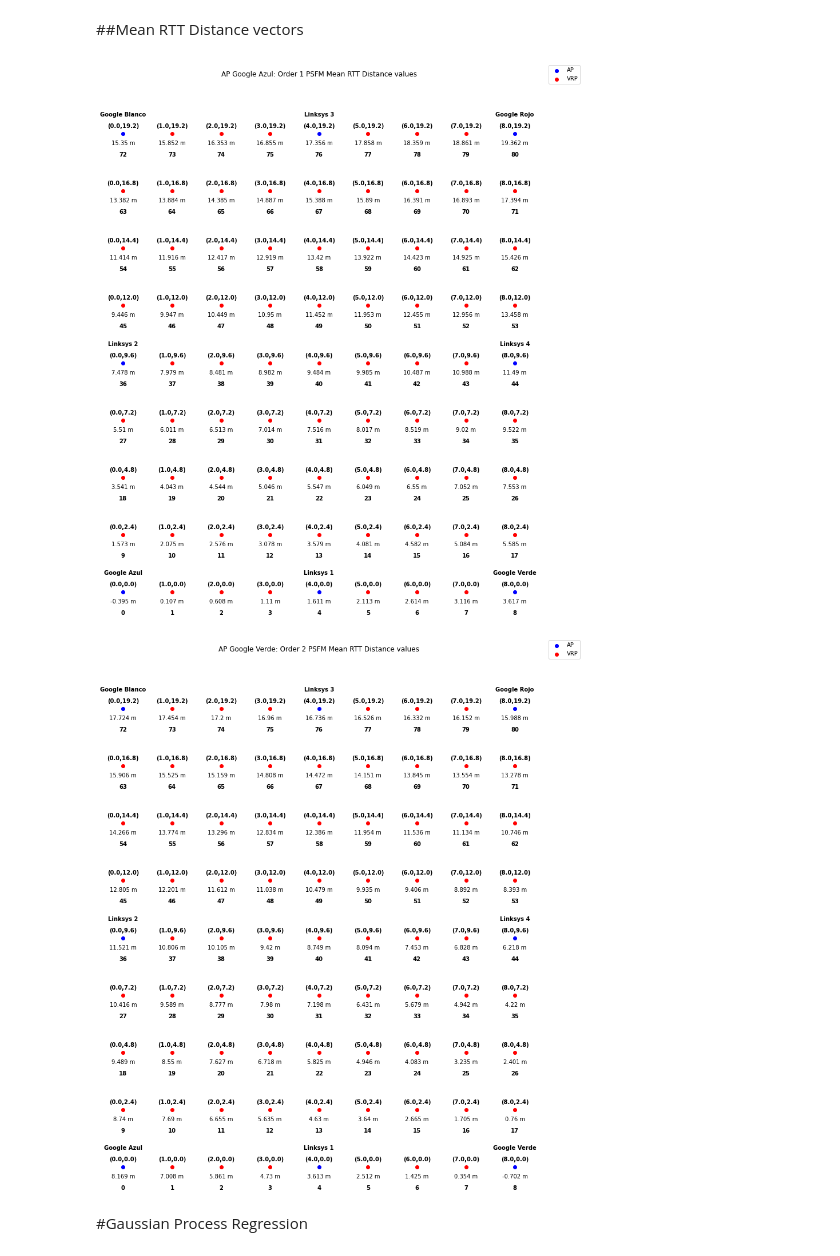
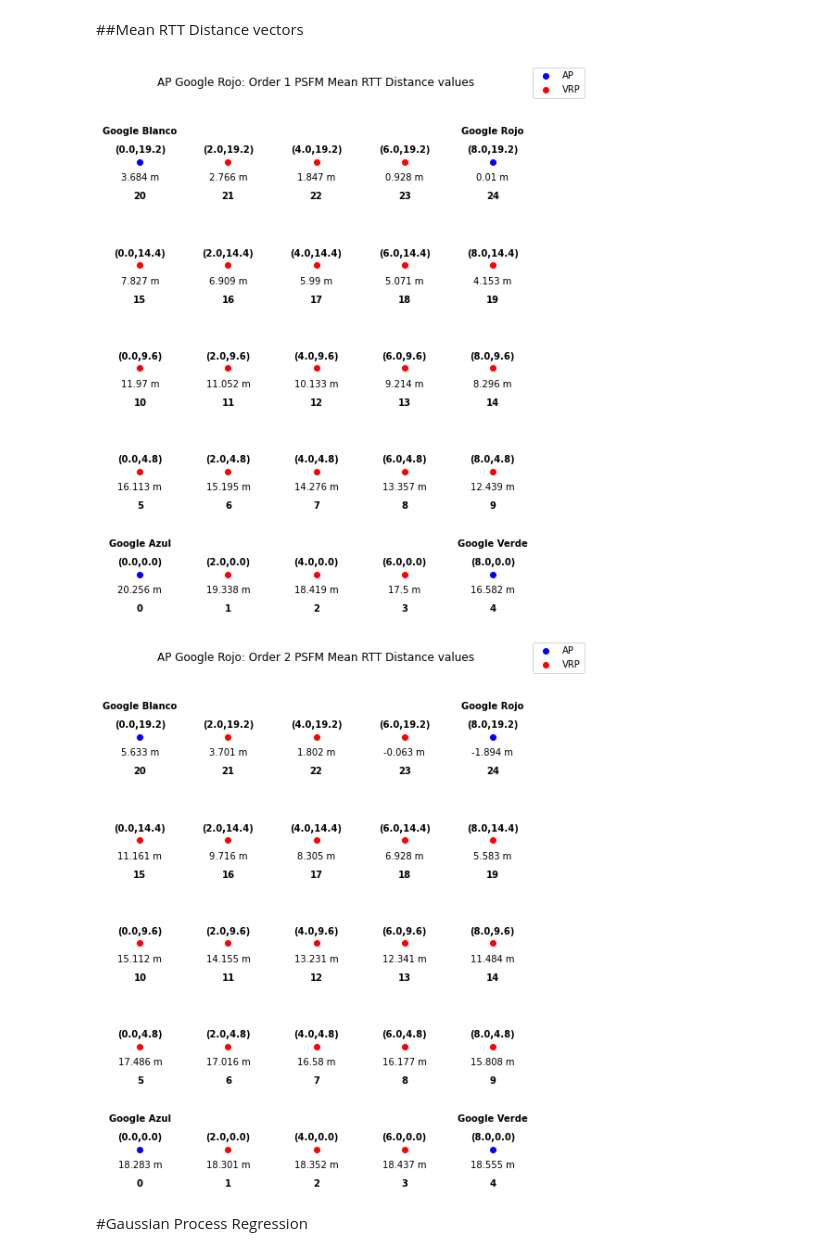
Before and after one commit to carlogattuso/Indoor_Positioning_RTT_GPR, a Jupyter notebook: ap_obs.ipynb, the cells around one changed output. Saved outputs shown, nothing was run; the diff lists cells and outputs as text; code cells hidden in the pictures.

```diff
--- a/ap_obs.ipynb
+++ b/ap_obs.ipynb
@@ -139,17 +177,17 @@ ap_list.append(AP('Google Blanco', 0, 19.2, '58:cb:52:d7:b4:d9#1'))
 
 ap_list.append(AP('Google Azul', 0, 0, '58:cb:52:d7:b5:31#1'))
 
-ap_list.append(AP('Linksys 1', 4, 0, '30:23:03:87:17:80#1'))
+#ap_list.append(AP('Linksys 1', 4, 0, '30:23:03:87:17:80#1'))
 
 ap_list.append(AP('Google Verde', 8, 0, '58:cb:52:d7:b5:5d#1'))
 
-ap_list.append(AP('Linksys 2', 0, 9.6, '30:23:03:87:17:98#1'))
+#ap_list.append(AP('Linksys 2', 0, 9.6, '30:23:03:87:17:98#1'))
 
 ap_list.append(AP('Google Rojo', 8.0, 19.2, '58:cb:52:d7:bb:61#1'))
 
-ap_list.append(AP('Linksys 3', 4, 19.2, '30:23:03:87:19:6c#1'))
+#ap_list.append(AP('Linksys 3', 4, 19.2, '30:23:03:87:19:6c#1'))
 
-ap_list.append(AP('Linksys 4', 8, 9.6, 'c4:41:1e:fa:08:88#1'))
+#ap_list.append(AP('Linksys 4', 8, 9.6, 'c4:41:1e:fa:08:88#1'))
 # %% [markdown]
 ##Sort APs by location
 # %%
@@ -257,30 +297,23 @@ for x,y,z in zip(coordinates_ap[:,0],coordinates_ap[:,1], np.linspace(0, n_ap -
 # %% [markdown]
 #RTT Observations among APs
-# %%
-def split_df(row, index):
-  '''
-  Special distances correction
-  '''
-  if row[0] == 8.0 and row[1] == 19.2:
-    row[0] = 8.1
-
-  aux = df.loc[(df['y'] == row[0]) & (df['x'] == row[1])]
-  aux = aux[ap_mac].values
-  aux = aux.T
-
-  return aux
 # %%
 """
 Dataset split
+
     - ap_obs --> RTT observations between APs
+    - vrp_test --> VRP distance measurements
 
-We are getting RTT observations from dataset, splitting AP and VRP samples
+We are getting data from dataset, splitting AP and VRP samples
 
 ap_obs(target AP, reference AP, sample)
+vrp_test(target VRP, reference AP, sample)
 """
 
-ap_obs = np.array([split_df(L_ap[i], i) for (i) in np.linspace(0, n_ap - 1, n_ap).astype(int)]).round(3)
+ap_obs = np.array([split_df(L_ap[i]) for (i) in np.linspace(0, n_ap - 1, n_ap).astype(int)]).round(3)
+vrp_test = np.array([split_df(L_vrp[i]) for (i) in np.linspace(0, n_vrp - 1, n_vrp).astype(int)]).round(3)
+
 n_samples = ap_obs.shape[2]
+n_samples_test = vrp_test.shape[2]
 # %%
 '''
 Simulating nan values only for test
@@ -292,7 +325,7 @@ ap_obs[1,0,9] = math.nan
 # %%
 #@title ##Observations plot
 ap_selected = "Google Rojo"  #@param ['Google Blanco', 'Linksys 1', 'Google Azul', 'Linksys 2', 'Google Rojo', 'Linksys 3', 'Google Verde']
-sample = 12 #@param {type:"slider", min:0, max:100, step:1}
+sample = 44 #@param {type:"slider", min:0, max:100, step:1}
 
 try:
   ap_indexes[ap_selected]
@@ -469,8 +502,8 @@ m_vrp_1 = np.array([fit_1[:, i, vrp_pts, :] for (i) in np.linspace(0, n_samples
 m_vrp_2 = np.array([fit_2[:, i, vrp_pts, :] for (i) in np.linspace(0, n_samples - 1, n_samples).astype(int)])
 # %%
 #@title ##Order 1 PSFM Mean RTT Distance Plot
-ap_selected = "Google Azul"  #@param ['Google Blanco', 'Linksys 1', 'Google Azul', 'Linksys 2', 'Google Rojo', 'Linksys 3', 'Google Verde']
-sample = 8 #@param {type:"slider", min:0, max:100, step:1}
+ap_selected = "Google Rojo"  #@param ['Google Blanco', 'Linksys 1', 'Google Azul', 'Linksys 2', 'Google Rojo', 'Linksys 3', 'Google Verde']
+sample = 44 #@param {type:"slider", min:0, max:100, step:1}
 
 try:
   ap_indexes[ap_selected]
@@ -525,11 +558,11 @@ for x,y,z in zip(coordinates_ap[:,0],coordinates_ap[:,1], np.linspace(0, n_ap -
                  ha='center', # horizontal alignment can be left, right or center
                  weight='bold')
 # %% [output]
-[figure, old version]
+[figure, new version]
 # %%
 #@title ##Order 2 PSFM Mean RTT Distance Plot
-ap_selected = "Google Verde"  #@param ['Google Blanco', 'Linksys 1', 'Google Azul', 'Linksys 2', 'Google Rojo', 'Linksys 3', 'Google Verde']
-sample = 8 #@param {type:"slider", min:0, max:100, step:1}
+ap_selected = "Google Rojo"  #@param ['Google Blanco', 'Linksys 1', 'Google Azul', 'Linksys 2', 'Google Rojo', 'Linksys 3', 'Google Verde']
+sample = 44 #@param {type:"slider", min:0, max:100, step:1}
 
 try:
   ap_indexes[ap_selected]
@@ -557,34 +590,34 @@ for x,y,z in zip(coordinates[:,0], coordinates[:,1], np.linspace(0, n_points - 1
 for x,y,z in zip(coordinates[:,0],coordinates[:,1], np.linspace(0, n_points - 1, n_points).astype(int)):
     label = f"({locations[z,0]},{locations[z,1]})"
 
     plt.annotate(label, # this is the text
                  (x,y), # this is the point to label
                  textcoords="offset points", # how to position the text
                  xytext=(0,10), # distance from text to points (x,y)
                  ha='center',
                  weight='bold') # horizontal alignment can be left, right or center
 
     label = f"{z}"
 
     plt.annotate(label, # this is the text
                   (x,y), # this is the point to label
                   textcoords="offset points", # how to position the text
                   xytext=(0,-40), # distance from text to points (x,y)
                   ha='center',
                   weight='bold') # horizontal alignment can be left, right or center
 
 for x,y,z in zip(coordinates_ap[:,0],coordinates_ap[:,1], np.linspace(0, n_ap - 1, n_ap).astype(int)):
 
     label = f"{ap_labels[z]}"
 
     plt.annotate(label, # this is the text
                  (x,y), # this is the point to label
                  textcoords="offset points", # how to position the text
                  xytext=(0,30), # distance from text to points (x,y)
                  ha='center', # horizontal alignment can be left, right or center
                  weight='bold')
 # %% [output]
-[figure, old version]
+[figure, new version]
 # %% [markdown]
 #Gaussian Process Regression
 # %% [markdown]
```
Also changed, not shown: parts of 37 cells of this notebook.
